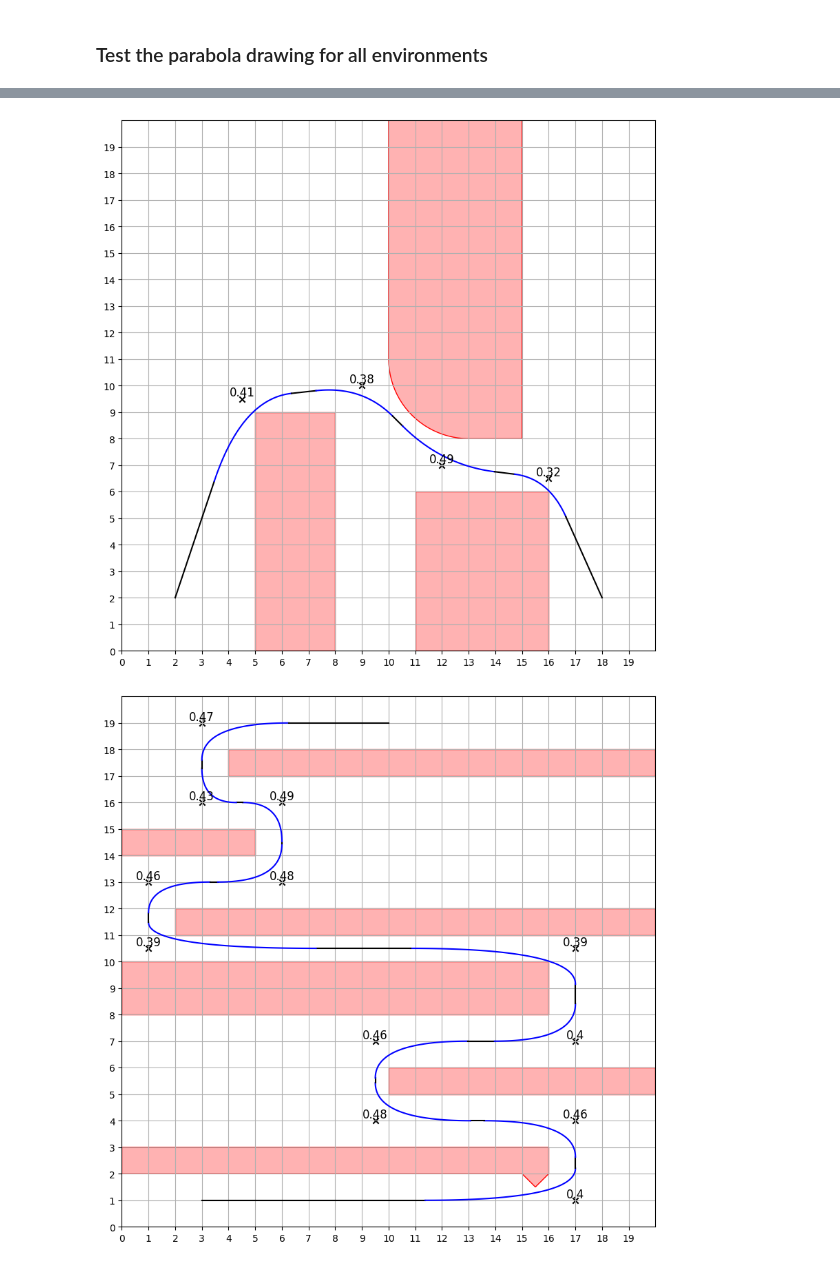
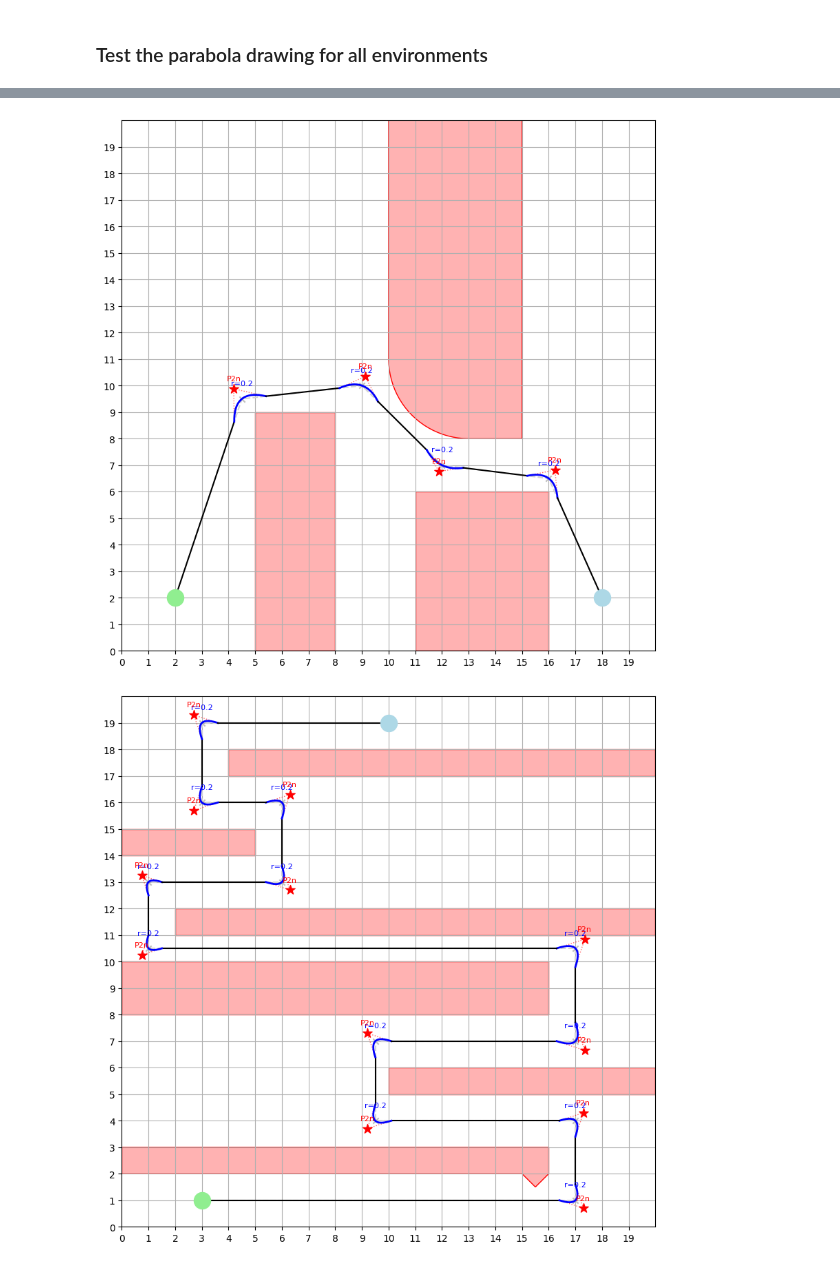
Before and after one commit to Nico-Sander/robotprogramming-project-2526, a Jupyter notebook: src/main.ipynb, the cells around one changed output, grey strips where cells are left out. Cells and saved outputs as stored; diff of their text form; code cells hidden in the pictures.

```diff
--- a/src/main.ipynb
+++ b/src/main.ipynb
@@ -44,4 +45,8 @@ for name, item in env_dict.items():
 
     planner.graph = G
 
+    env_dict[name]["solution_node_names"] = node_names
     env_dict[name]["planner"] = planner
+    del env_dict[name]["smooth_path"]
+
+pprint.pprint(env_dict)
@@ -50,7 +73,7 @@ for name, item in env_dict.items():
 # %%
 for name, item in env_dict.items():
     ax = item["planner"]._collisionChecker.draw_enviroments()
-    item["planner"]._collisionChecker.draw_path(item["smooth_path"], ax=ax)
+    item["planner"]._collisionChecker.draw_path(retrieve_path_positions(item['planner'].graph, item['solution_node_names']), ax=ax)
 # %% [output]
 [figure]
 [figure]
@@ -59,10 +82,9 @@ for name, item in env_dict.items():
 # %% [markdown]
 ### Test the parabola drawing for all environments
 # %%
+optimizer = OptimizeFlyby()
 for name, item in env_dict.items():
+    optimized_path = optimizer.optimizePath(item["solution_node_names"], item['planner'], config={'r_init': 0.2})
     ax = item['planner']._collisionChecker.draw_enviroments()
-    r = [random.uniform(0.45, 0.5) for _ in item['smooth_path']]
-    r[0] = 0
-    r[-1] = 0
-    item['planner']._collisionChecker.draw_path_with_parabolas(item['smooth_path'], r, ax)
+    ax = item['planner']._collisionChecker.draw_optimized_path(optimized_path, item["planner"], ax)
 # %% [output]
@@ -69,2 +108,2 @@ for name, item in env_dict.items():
-[figure, old version]
+[figure, new version]
-[figure, old version]
+[figure, new version]
```
Also changed, not shown: parts of 3 cells of this notebook, 2 other files.
